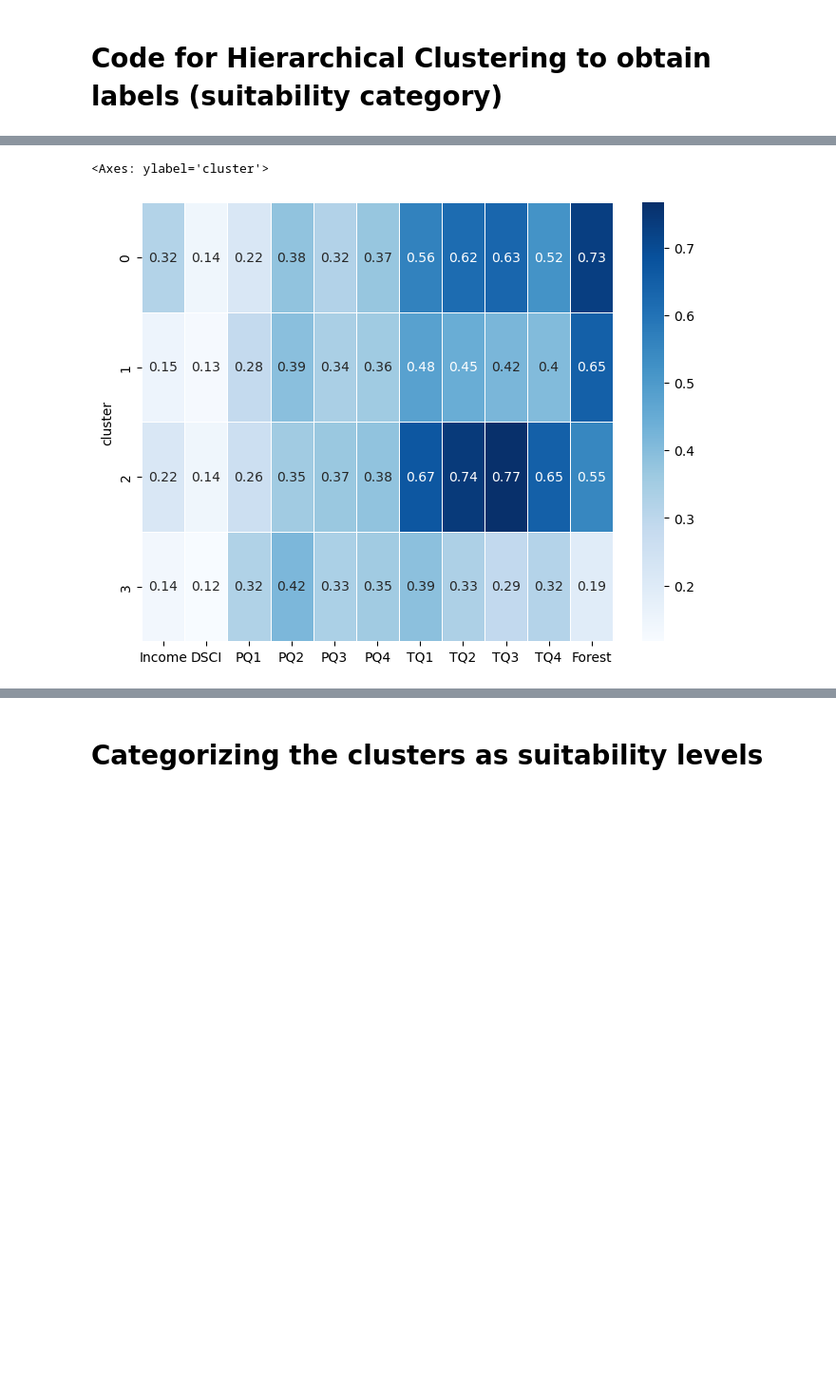
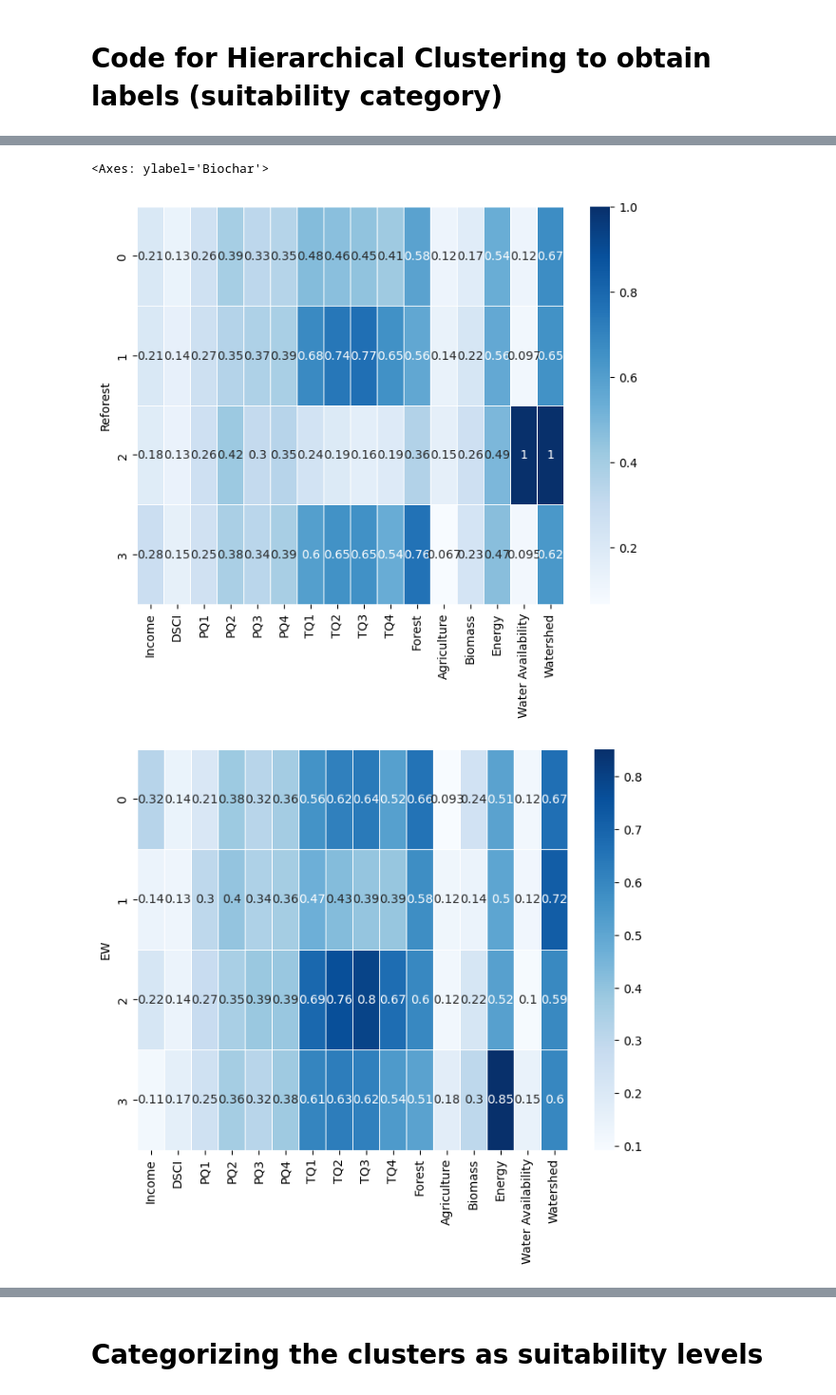
Before and after one commit to hrnur/uvaeicapstone, a Jupyter notebook: modeling-code/CategoryModels.ipynb, the cells around one changed output, grey strips where cells are left out. Shown at 95% size. Drawn from its saved outputs; the diff is of its cells as text; code cells hidden in the pictures; blank space fills up the shorter version.

Commit message:
Beginning of clustering...

```diff
--- a/modeling-code/CategoryModels.ipynb
+++ b/modeling-code/CategoryModels.ipynb
@@ -15,6 +15,6 @@ import random
 random.seed(10)
 # %%
 #Loading locational dataset
-df = pd.read_csv('data-scaled-agg.csv', index_col='County')
+df = pd.read_csv('final-scaled-df.csv', index_col='FIPS')
 df.head(20)
 # %% [output]
@@ -56,10 +58,13 @@ dataset_train = df.drop([51001, 51061, 51081, 51085, 51165, 51195])
 # %%
+cols = ['Income', 'DSCI', 'PQ1', 'PQ2', 'PQ3', 'PQ4', 'TQ1', 'TQ2', 'TQ3', 'TQ4', 'Forest', 'Agriculture', 'Biomass', 'Energy', 'Water Availability', 'Watershed']
+
+
 # Using the elbow method to determine the k value to be applied
 k_rng = range(1, 10)
 sse = []
 for k in k_rng:
     km = KMeans(n_clusters=k, n_init=10)
-    km.fit(df[['Income','DSCI','PQ1','PQ2','PQ3','PQ4','TQ1','TQ2','TQ3','TQ4','Forest']])
+    km.fit(df[['PQ1', 'PQ2', 'PQ3', 'PQ4', 'TQ1', 'TQ2', 'TQ3', 'TQ4', 'Forest','Water Availability']])
     sse.append(km.inertia_)
 # %%
 # Plot to obtain elbow
@@ -73,17 +78,42 @@ plt.plot(k_rng, sse)
 # create clusters using k value = 4
 hc = AgglomerativeClustering(n_clusters=4, affinity = 'euclidean', linkage = 'ward')
 # %%
-# Determining mean cluster characterisitics
-y_hc = hc.fit_predict(dataset_train[['Income','DSCI','PQ1','PQ2','PQ3','PQ4','TQ1','TQ2','TQ3','TQ4','Forest']])
-dataset_train['cluster'] = y_hc
-dataset_train.sort_values("cluster", inplace = True, ascending=True)
+# Determining mean cluster characterisitics REFORESTATION
+y_hc = hc.fit_predict(dataset_train[['PQ1', 'PQ2', 'PQ3', 'PQ4', 'TQ1', 'TQ2', 'TQ3', 'TQ4', 'Forest','Water Availability']])
+dataset_train['Reforest'] = y_hc
+dataset_train.sort_values("Reforest", inplace = True, ascending=True)
 
 #average input vars by cluster
-df_cluster = dataset_train.groupby('cluster').mean()
+df_rfcluster = dataset_train.groupby('Reforest').mean()
+
+
+# Determining mean cluster characterisitics ENHANCED WEATHERING
+y_hc = hc.fit_predict(dataset_train[['PQ1', 'PQ2', 'PQ3', 'PQ4', 'TQ1', 'TQ2', 'TQ3', 'TQ4', 'Income', 'Energy', 'Agriculture']])
+dataset_train['EW'] = y_hc
+dataset_train.sort_values("EW", inplace = True, ascending=True)
+
+#average input vars by cluster
+df_ewcluster = dataset_train.groupby('EW').mean()
+
+
+# Determining mean cluster characterisitics BIOCHAR
+y_hc = hc.fit_predict(dataset_train[['PQ1', 'PQ2', 'PQ3', 'PQ4', 'TQ1', 'TQ2', 'TQ3', 'TQ4', 'Income', 'Biomass','Agriculture']])
+dataset_train['Biochar'] = y_hc
+dataset_train.sort_values("Biochar", inplace = True, ascending=True)
+
+#average input vars by cluster
+df_biocluster = dataset_train.groupby('Biochar').mean()
 # %%
-#Heatmap of cluster characteristics
+#Heatmap of cluster characteristics reforestation
 plt.figure(figsize=(8,6))
-sns.heatmap(df_cluster, annot=True, cmap="Blues", linewidths=.5)
+sns.heatmap(df_rfcluster[cols], annot=True, cmap="Blues", linewidths=.5)
+
+plt.figure(figsize=(8,6))
+sns.heatmap(df_ewcluster[cols], annot=True, cmap="Blues", linewidths=.5)
+
+plt.figure(figsize=(8,6))
+sns.heatmap(df_biocluster[cols], annot=True, cmap="Blues", linewidths=.5)
 # %% [output]
-<Axes: ylabel='cluster'>
+<Axes: ylabel='Biochar'>
-[figure, old version]
+[figure, new version]
+[figure, added]
```
Also changed, not shown: parts of 9 cells of this notebook.
